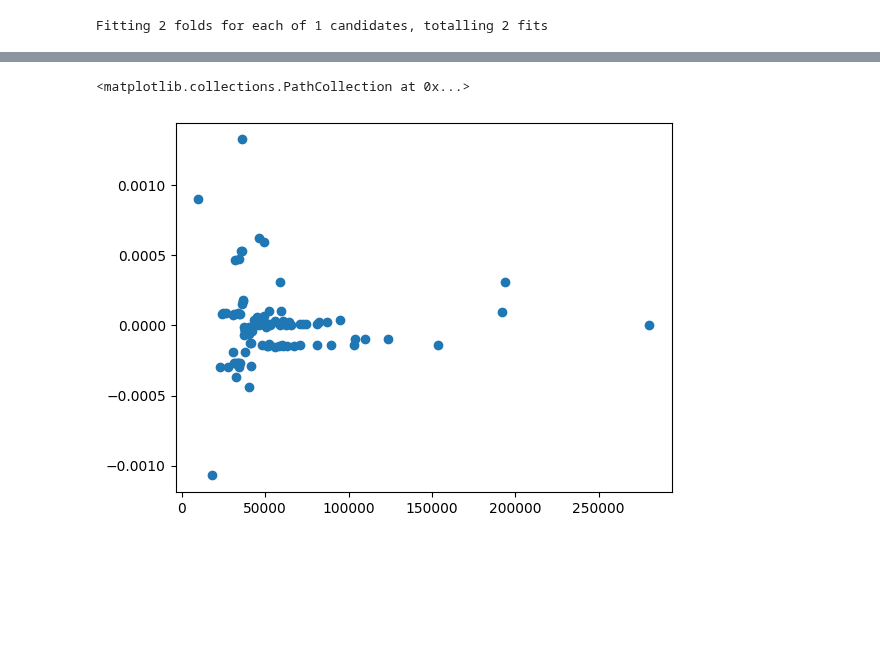
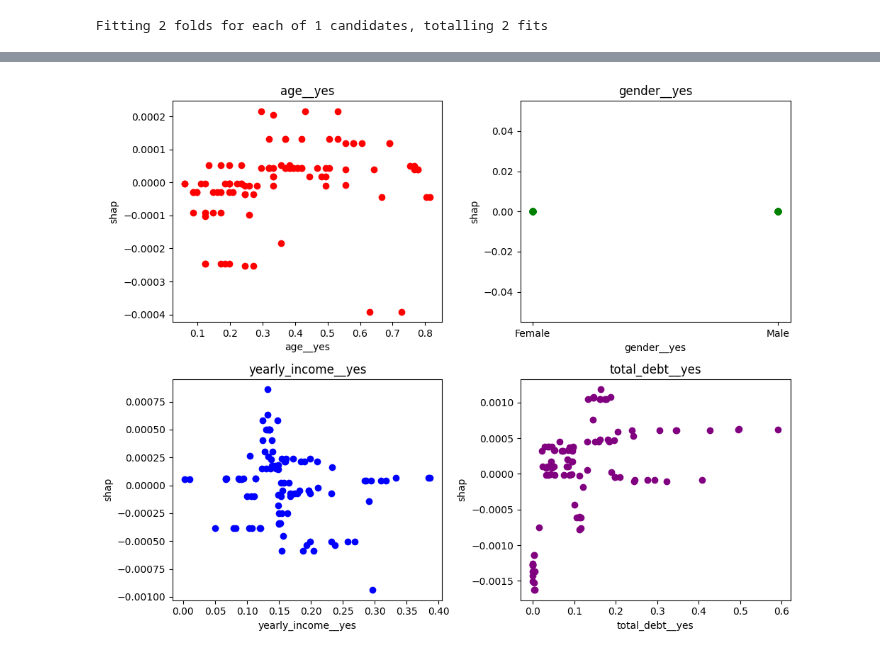
Before and after one commit to ChinSekYi/OpenAYEye, a Jupyter notebook: server/src/test.ipynb, the cells around one changed output, grey strips where cells are left out. Drawn from its saved outputs; the diff is of its cells as text; code cells hidden in the pictures; blank space fills up the shorter version.

Commit message:
plot

```diff
--- a/server/src/test.ipynb
+++ b/server/src/test.ipynb
@@ -31,0 +33,7 @@ churn = RFM_churn(rfm, churn)
+# %%
+segment = cus_lst[3]
+# %%
+rfm_churn = RFM_churn(rfm, churn, segment=segment)
+# rfm_engage = RFM_engage(rfm, engage, segment=segment)
+# %%
+data = rfm_churn
@@ -103,5 +105,0 @@ shap_df
-# %%
-plt.scatter(shap_df.iloc[:, -1], shap_df.iloc[:,0])
-# %% [output]
-<matplotlib.collections.PathCollection at 0x...>
-[figure, removed]
@@ -107,0 +111,38 @@ plt.scatter(shap_df.iloc[:, -1], shap_df.iloc[:,0])
+# %%
+shap_df_1 = best_estimator.get_shap(X_col='age', y_col='churn', y_val='yes')
+shap_df_2 = best_estimator.get_shap(X_col='gender', y_col='churn', y_val='yes')
+shap_df_3 = best_estimator.get_shap(X_col='yearly_income', y_col='churn', y_val='yes')
+shap_df_4 = best_estimator.get_shap(X_col='total_debt', y_col='churn', y_val='yes')
+# %%
+# Create a 2x2 grid of subplots
+fig, axs = plt.subplots(2, 2, figsize=(10, 8))
+
+# Top-left plot
+axs[0, 0].scatter(shap_df_1.iloc[:, -1], shap_df_1.iloc[:, 0], color='red')
+axs[0, 0].set_xlabel(shap_df_1.columns[-1])
+axs[0, 0].set_ylabel(shap_df_1.columns[0])
+axs[0, 0].set_title(f'{shap_df_1.columns[-1]}')
+
+# Top-right plot
+axs[0, 1].scatter(shap_df_2.iloc[:, -1], shap_df_2.iloc[:, 0], color='green')
+axs[0, 1].set_xlabel(shap_df_2.columns[-1])
+axs[0, 1].set_ylabel(shap_df_2.columns[0])
+axs[0, 1].set_title(f'{shap_df_2.columns[-1]}')
+
+# Bottom-left plot
+axs[1, 0].scatter(shap_df_3.iloc[:, -1], shap_df_3.iloc[:, 0], color='blue')
+axs[1, 0].set_xlabel(shap_df_3.columns[-1])
+axs[1, 0].set_ylabel(shap_df_3.columns[0])
+axs[1, 0].set_title(f'{shap_df_3.columns[-1]}')
+
+# Bottom-right plot
+axs[1, 1].scatter(shap_df_4.iloc[:, -1], shap_df_4.iloc[:, 0], color='purple')
+axs[1, 1].set_xlabel(shap_df_4.columns[-1])
+axs[1, 1].set_ylabel(shap_df_4.columns[0])
+axs[1, 1].set_title(f'{shap_df_4.columns[-1]}')
+
+# Adjust layout
+plt.tight_layout()
+plt.show()
+# %% [output]
+[figure, added]
```
Also changed, not shown: parts of 13 cells of this notebook.
